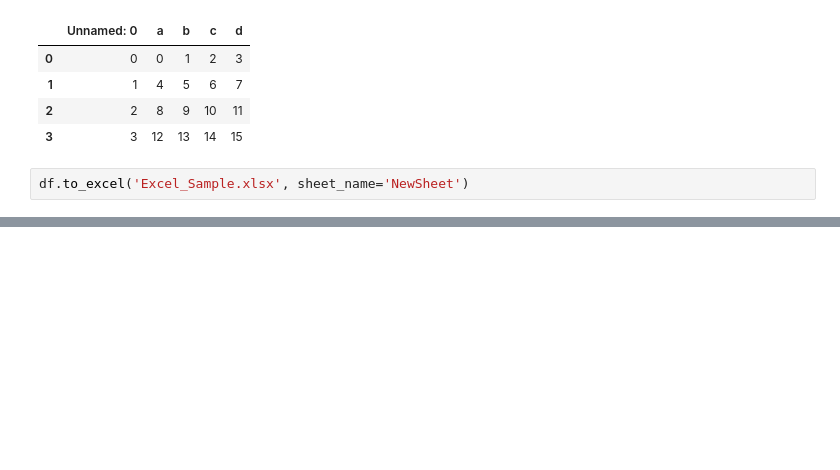
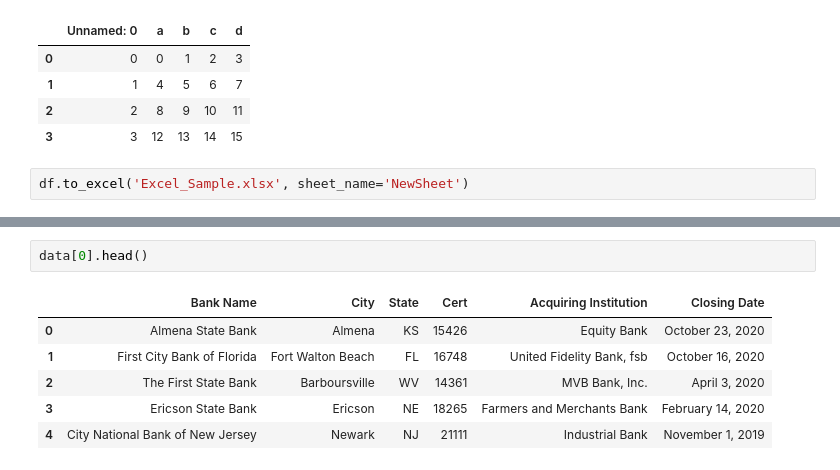
Before and after one commit to mdfazal/Python-for-DS-ML, a Jupyter notebook: Pandas.ipynb, the cells around one changed output, grey strips where cells are left out. Cells and saved outputs as stored; diff of their text form; blank space fills up the shorter version.

```diff
--- a/Pandas.ipynb
+++ b/Pandas.ipynb
@@ -1132,0 +1155,9 @@ df.to_excel('Excel_Sample.xlsx', sheet_name='NewSheet')
+# %%
+data[0].head()
+# %% [output]
+|  | Bank Name | City | State | Cert | Acquiring Institution | Closing Date |
+| 0 | Almena State Bank | Almena | KS | 15426 | Equity Bank | October 23, 2020 |
+| 1 | First City Bank of Florida | Fort Walton Beach | FL | 16748 | United Fidelity Bank, fsb | October 16, 2020 |
+| 2 | The First State Bank | Barboursville | WV | 14361 | MVB Bank, Inc. | April 3, 2020 |
+| 3 | Ericson State Bank | Ericson | NE | 18265 | Farmers and Merchants Bank | February 14, 2020 |
+| 4 | City National Bank of New Jersey | Newark | NJ | 21111 | Industrial Bank | November 1, 2019 |
```
Also changed, not shown: parts of 3 cells of this notebook.
